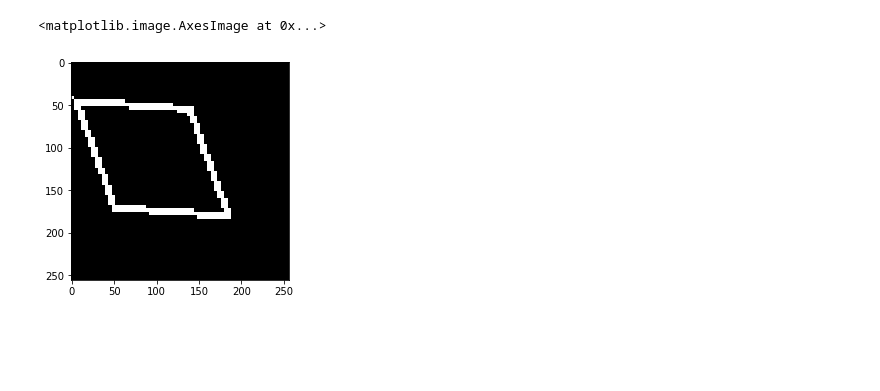
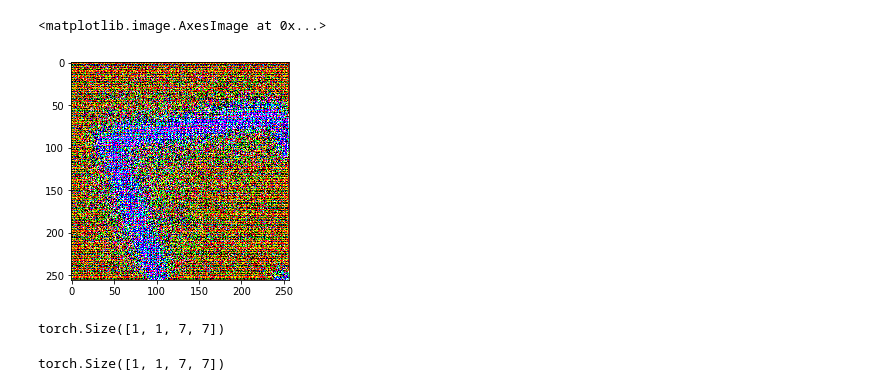
Before and after one commit to hamalajaa/image_to_image, a Jupyter notebook: main.ipynb, the cells around one changed output. Cells and saved outputs as stored; diff of their text form; code cells hidden in the pictures; blank space fills up the shorter version.

```diff
--- a/main.ipynb
+++ b/main.ipynb
@@ -6,6 +52,9 @@ import torch.nn.functional as F
 import torch.optim as optim
 import models
 import data
+import utils
+
+cuda = torch.cuda.is_available()
 # %%
 import argparse
 
@@ -25,6 +74,13 @@ parser.add_argument("--unet_conv_pad",    type=int,   default=1,   help="padding
 parser.add_argument("--unet_dropout",     type=float, default=0.5, help="dropout rate on unet")
 parser.add_argument("--unet_lrelu_slope", type=float, default=0.2, help="slope of leaky relu on unet")
 
+parser.add_argument("--lr", type=float, default=0.0002, help='initial learning rate')
+parser.add_argument("--beta1", type=float, default=0.5, help='first momentum term')
+parser.add_argument("--beta2", type=float, default=0.999, help='second momentum term')
+parser.add_argument('--lambda_L1', type=float, default=100.0, help='weight for L1 loss')
+
+parser.add_argument('--n_epochs', type=int, default=200, help='number of epochs')
+
 parser.add_argument('-f', '--file', help='Path for input file. First line should contain number of lines to search in')
 
 hps = parser.parse_args()
@@ -46,0 +103,3 @@ loader = torch.utils.data.DataLoader(dataset, batch_size=16)
+# %%
+ImgToImg = models.ImageToImage(hps)
+ImgToImg.G
@@ -48,14 +144,17 @@ loader = torch.utils.data.DataLoader(dataset, batch_size=16)
 # Test forward pass with upsampled dummy data
 
 from torch.autograd import Variable
-
-G = models.Unet(hps, hps.in_channels, hps.out_channels, hps.unet_out_f, hps.unet_depth, True)
 
 u = torch.nn.Upsample(scale_factor=4)
 
 x, _ = dataset[0]
 x = x.unsqueeze(0)
 x = Variable(x)
+if cuda:
+    x = x.cuda()
 x = u(x)
 
-hat_y = G(x)
+hat_y = ImgToImg.G(x)
+
+x = x.squeeze(0).cpu()
+plt.imshow(x.permute(1, 2, 0))
@@ -62,7 +164,41 @@ hat_y = G(x)
 # %%
-import matplotlib.pyplot as plt
-x = x.squeeze(0)
-plt.imshow(x.permute(1, 2, 0))
+hat_y = hat_y.squeeze(0).detach().cpu()
+plt.imshow(hat_y.permute(1, 2, 0))
 # %% [output]
 <matplotlib.image.AxesImage at 0x...>
-[figure, old version]
+[figure, new version]
+# %%
+# Test forward pass with upsampled dummy data
+
+from torch.autograd import Variable
+
+u = torch.nn.Upsample(scale_factor=4)
+
+x, y = dataset[0]
+xy = torch.cat((x, y), dim=0)
+if cuda:
+    xy = xy.cuda()
+xy = xy.unsqueeze(0)
+xy = Variable(xy)
+xy = u(xy)
+
+xy = ImgToImg.D(xy)
+xy.shape
+# %% [output]
+torch.Size([1, 1, 7, 7])
+# %%
+x = x.unsqueeze(0)
+hat_y = hat_y.unsqueeze(0)
+
+x = u(x)
+
+hat_xy = torch.cat((x, hat_y), dim=1)
+hat_xy = Variable(hat_xy)
+
+if cuda:
+    hat_xy = hat_xy.cuda()
+
+hat_xy = ImgToImg.D(hat_xy)
+hat_xy.shape
+# %% [output]
+torch.Size([1, 1, 7, 7])
```
Also changed, not shown: parts of 13 cells of this notebook, 2 other files.
